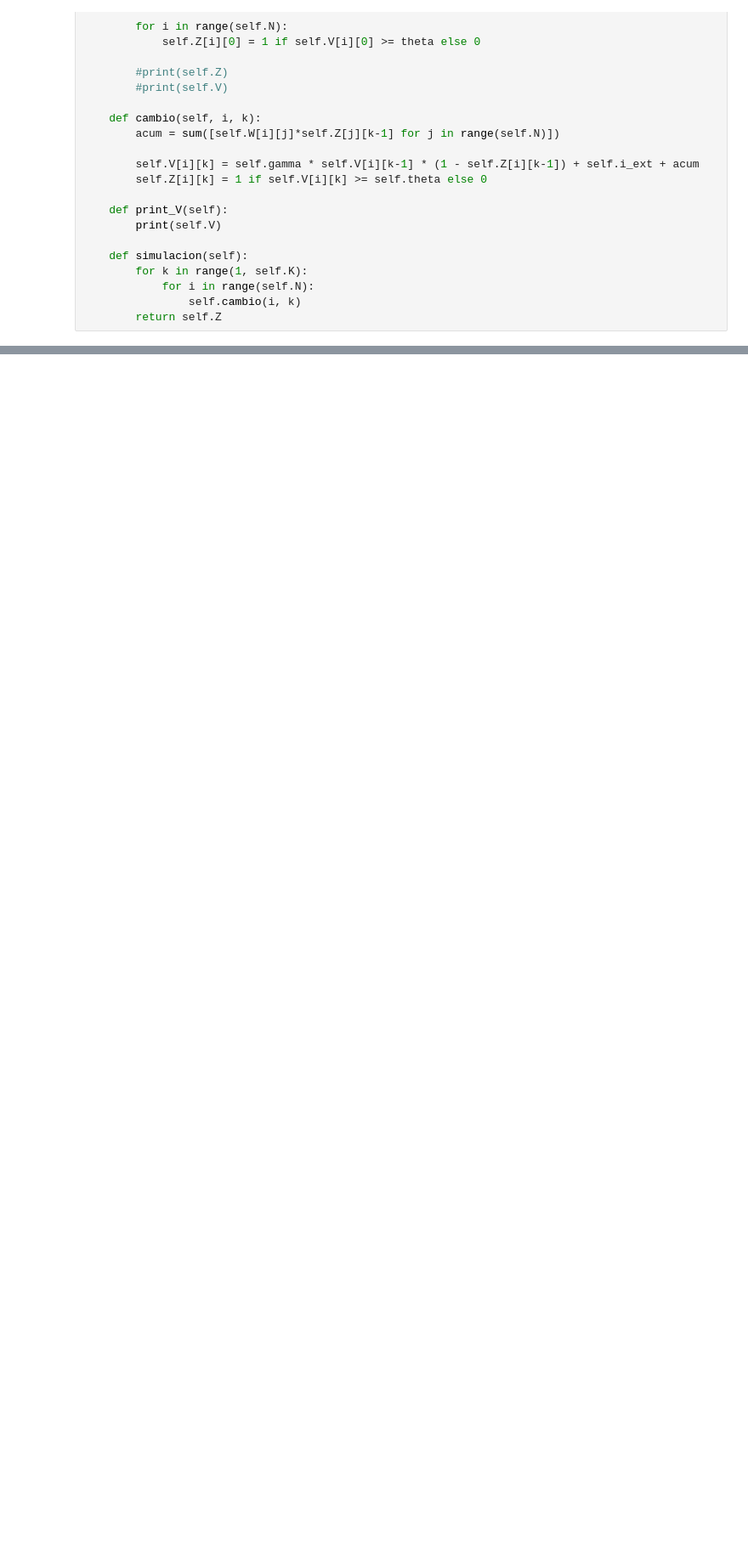
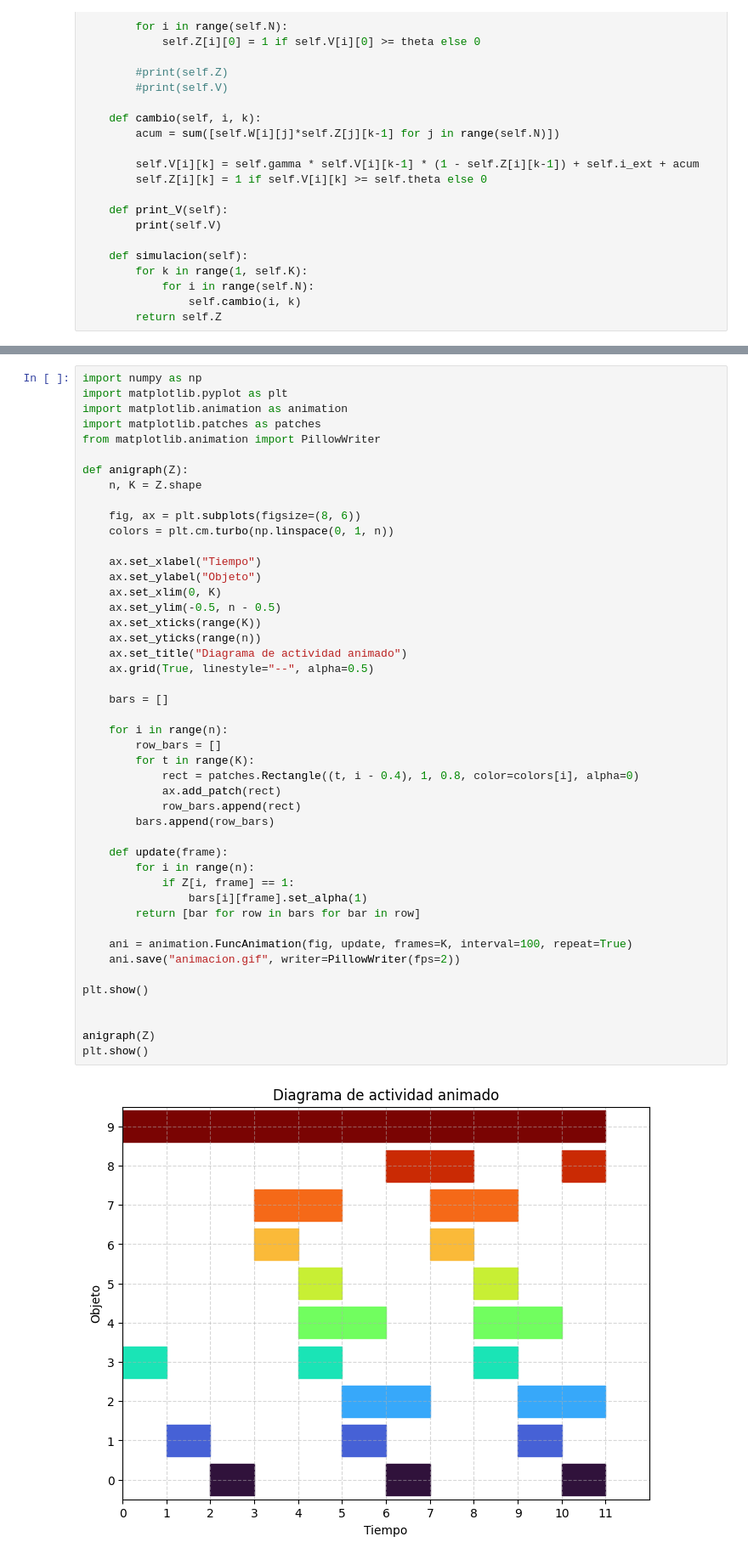
Before and after one commit to Pitzanami/InvestigacionEJ2025, a Jupyter notebook: CPG.ipynb, the cells around one changed output, grey strips where cells are left out. Shown at 85% size. Drawn from its saved outputs; the diff is of its cells as text; blank space fills up the shorter version.

```diff
--- a/CPG.ipynb
+++ b/CPG.ipynb
@@ -100,0 +126,48 @@ print(prueba2.simulacion())
+# %%
+import numpy as np
+import matplotlib.pyplot as plt
+import matplotlib.animation as animation
+import matplotlib.patches as patches
+from matplotlib.animation import PillowWriter
+
+def anigraph(Z):
+    n, K = Z.shape
+
+    fig, ax = plt.subplots(figsize=(8, 6))
+    colors = plt.cm.turbo(np.linspace(0, 1, n))
+
+    ax.set_xlabel("Tiempo")
+    ax.set_ylabel("Objeto")
+    ax.set_xlim(0, K)
+    ax.set_ylim(-0.5, n - 0.5)
+    ax.set_xticks(range(K))
+    ax.set_yticks(range(n))
+    ax.set_title("Diagrama de actividad animado")
+    ax.grid(True, linestyle="--", alpha=0.5)
+
+    bars = []
+
+    for i in range(n):
+        row_bars = []
+        for t in range(K):
+            rect = patches.Rectangle((t, i - 0.4), 1, 0.8, color=colors[i], alpha=0)
+            ax.add_patch(rect)
+            row_bars.append(rect)
+        bars.append(row_bars)
+
+    def update(frame):
+        for i in range(n):
+            if Z[i, frame] == 1:
+                bars[i][frame].set_alpha(1)
+        return [bar for row in bars for bar in row]
+
+    ani = animation.FuncAnimation(fig, update, frames=K, interval=100, repeat=True)
+    ani.save("animacion.gif", writer=PillowWriter(fps=2))
+
+plt.show()
+
+
+anigraph(Z)
+plt.show()
+# %% [output]
+[figure, added]
```
Also changed, not shown: parts of 4 cells of this notebook, 1 other file.
